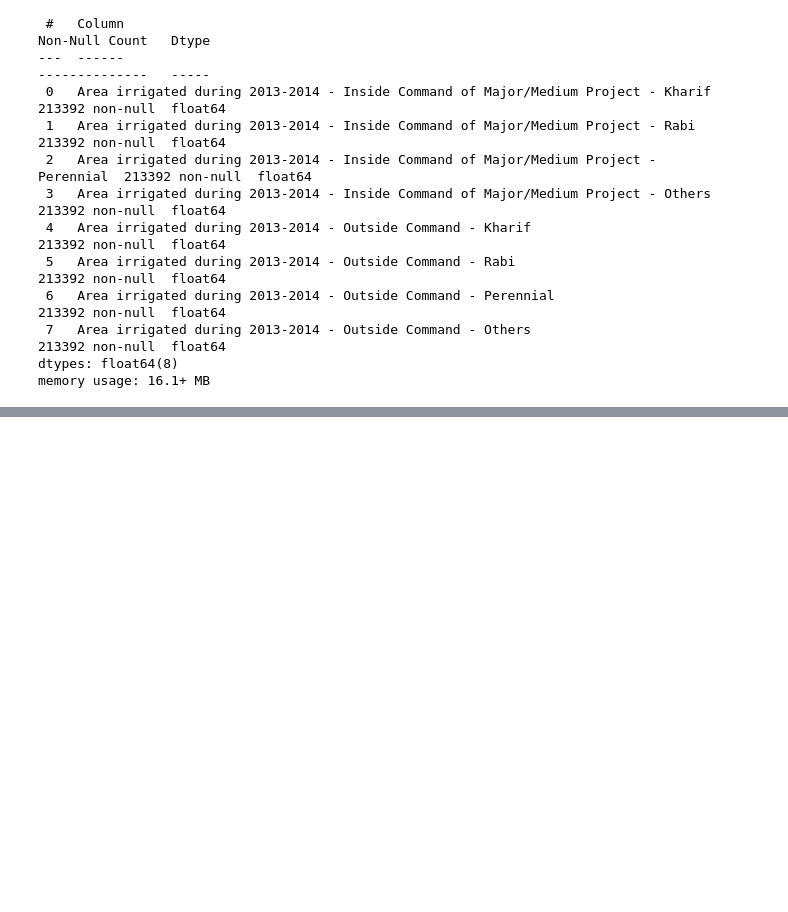
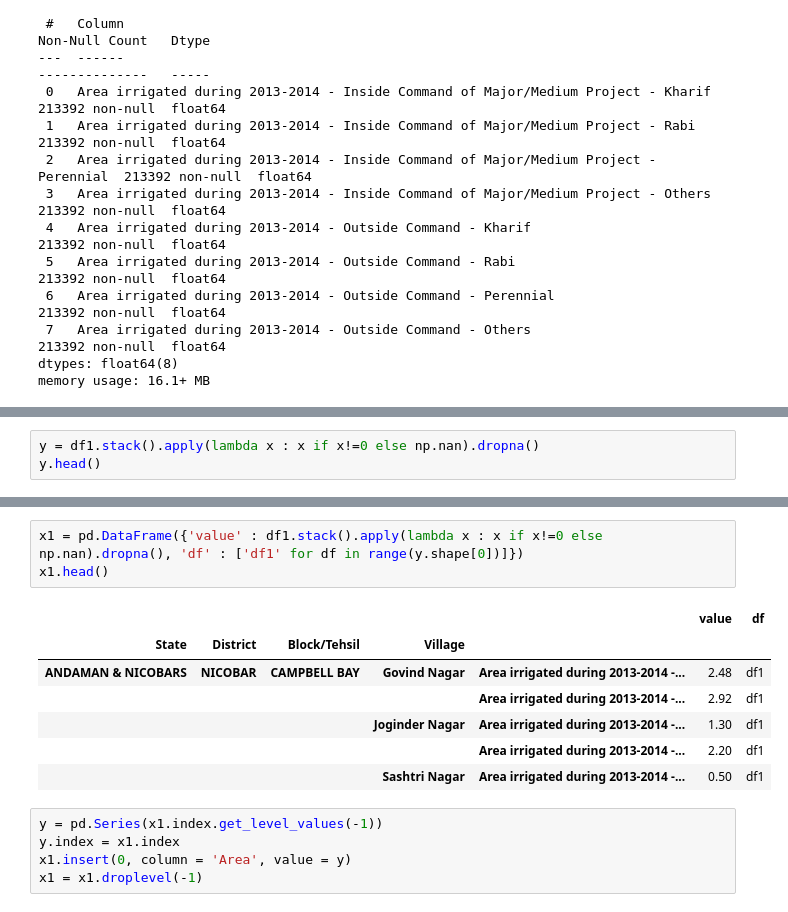
Before and after one commit to Bit-Byte-Drought/5th-minor-irrigation-Census, a Jupyter notebook: Irrigation/Analysis.ipynb, the cells around one changed output, grey strips where cells are left out. Saved outputs shown, nothing was run; the diff lists cells and outputs as text; blank space fills up the shorter version.

```diff
--- a/Irrigation/Analysis.ipynb
+++ b/Irrigation/Analysis.ipynb
@@ -38,0 +43,3 @@ In the other two cases we only get a varied result wrt the length of the dfs and
+# %%
+y = df1.stack().apply(lambda x : x if x!=0 else np.nan).dropna()
+y.head()
@@ -38,0 +54,16 @@ In the other two cases we only get a varied result wrt the length of the dfs and
+# %%
+x1 = pd.DataFrame({'value' : df1.stack().apply(lambda x : x if x!=0 else np.nan).dropna(), 'df' : ['df1' for df in range(y.shape[0])]})
+x1.head()
+# %% [output]
+|  |  |  |  |  | value | df |
+| State | District | Block/Tehsil | Village |  |  |  |
+| ANDAMAN & NICOBARS | NICOBAR | CAMPBELL BAY | Govind Nagar | Area irrigated during 2013-2014 -... | 2.48 | df1 |
+|  |  |  |  | Area irrigated during 2013-2014 -... | 2.92 | df1 |
+|  |  |  | Joginder Nagar | Area irrigated during 2013-2014 -... | 1.30 | df1 |
+|  |  |  |  | Area irrigated during 2013-2014 -... | 2.20 | df1 |
+|  |  |  | Sashtri Nagar | Area irrigated during 2013-2014 -... | 0.50 | df1 |
+# %%
+y = pd.Series(x1.index.get_level_values(-1))
+y.index = x1.index
+x1.insert(0, column = 'Area', value = y)
+x1 = x1.droplevel(-1)
```
Also changed, not shown: parts of 16 cells of this notebook, 2 other files.
